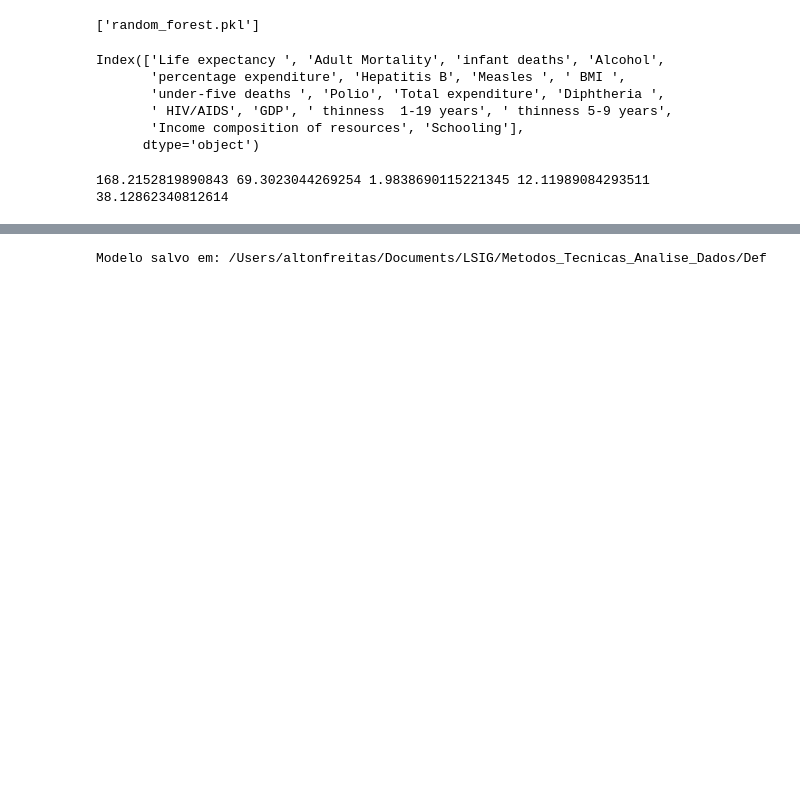
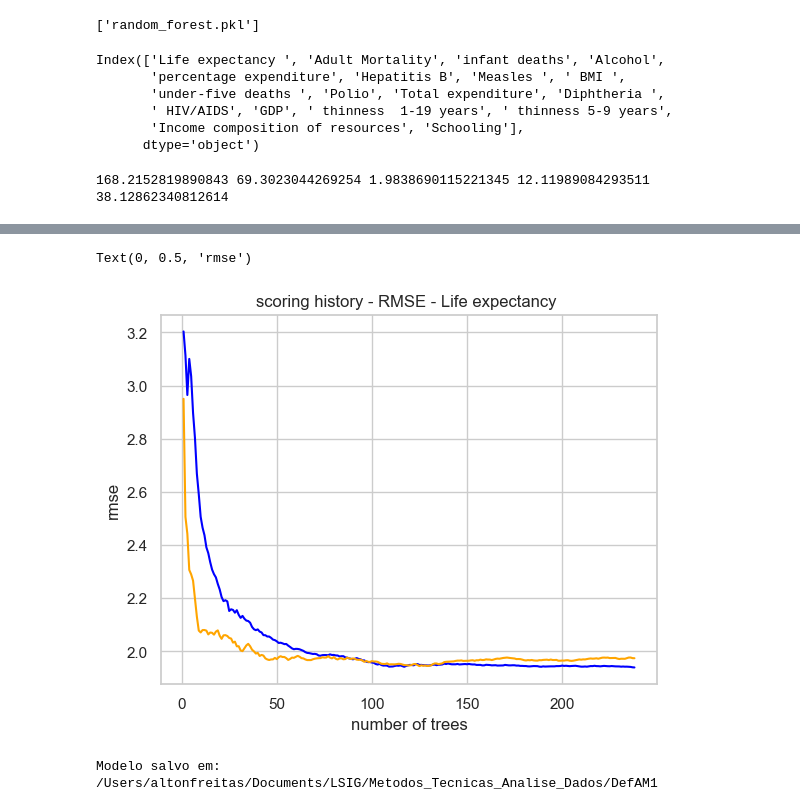
Before and after one commit to altonFreitas/Metodos_Tecnicas_Analise_Dados, a Jupyter notebook: aed.ipynb, the cells around one changed output, grey strips where cells are left out. Saved outputs shown, nothing was run; the diff lists cells and outputs as text; code cells hidden in the pictures; blank space fills up the shorter version.

```diff
--- a/aed.ipynb
+++ b/aed.ipynb
@@ -800,5 +810,19 @@ Text(0, 0.5, 'rmse')
+# %%
+# get the model
+model = h.get_model(model_id='dle12')
+
+# plot training and validation rmse over time
+scoring_history = model.scoring_history()
+plt.plot(scoring_history.number_of_trees, scoring_history.training_rmse, c='blue')
+plt.plot(scoring_history.number_of_trees, scoring_history.validation_rmse, c='orange')
+plt.title('scoring history - RMSE - Life expectancy ')
+plt.xlabel('number of trees')
+plt.ylabel('rmse')
+# %% [output]
+Text(0, 0.5, 'rmse')
+[figure, added]
 # %%
 model_path = h.save_model(model, path=".", force=True)
 print(f"Modelo salvo em: {model_path}")
 # %% [output]
-Modelo salvo em: /Users/altonfreitas/Documents/LSIG/Metodos_Tecnicas_Analise_Dados/Def
+Modelo salvo em: /Users/altonfreitas/Documents/LSIG/Metodos_Tecnicas_Analise_Dados/DefAM1
```
Also changed, not shown: parts of 13 cells of this notebook.
